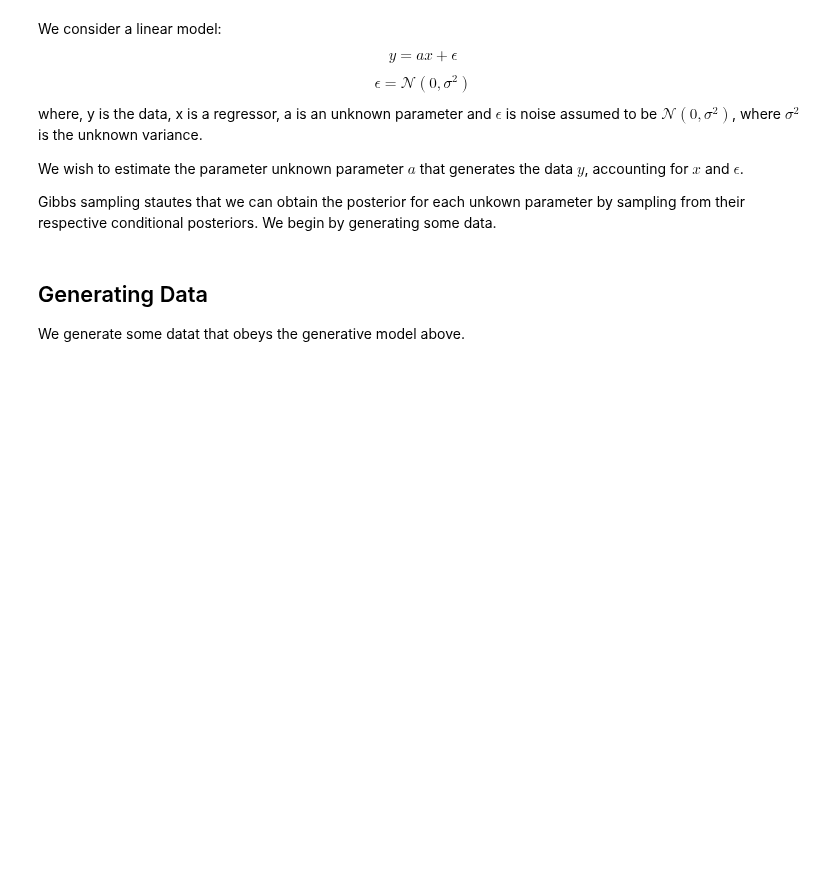
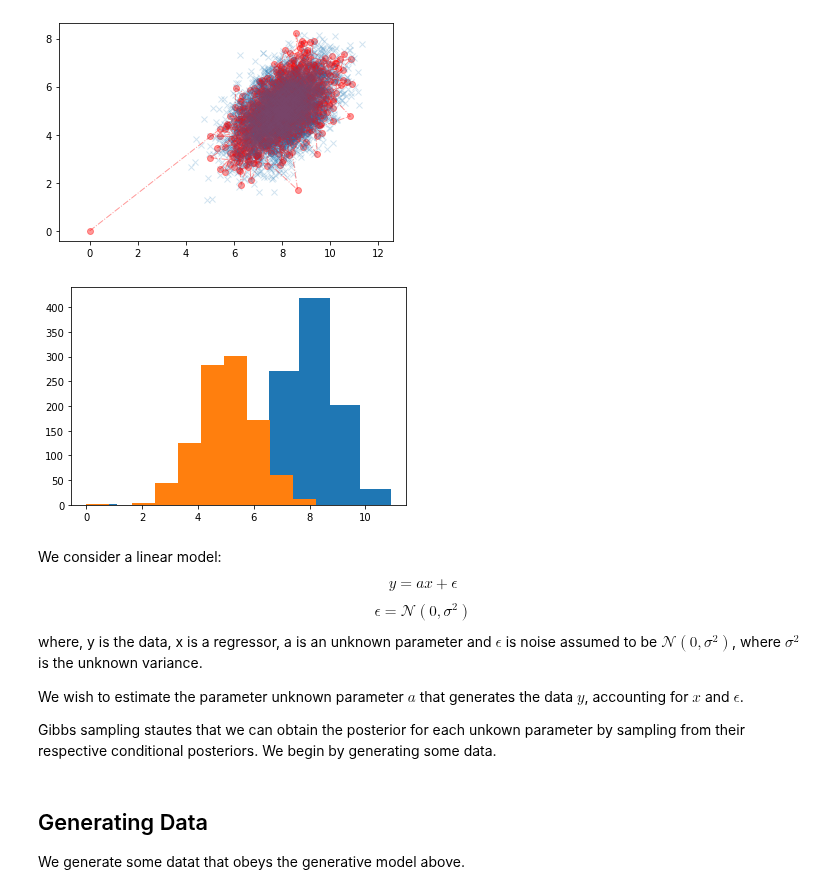
Before and after one commit to PavanChaggar/Bayesian_inference, a Jupyter notebook: python_tutorials/Gibbs_Sampling.ipynb, the cells around one changed output. Drawn from its saved outputs; the diff is of its cells as text; code cells hidden in the pictures; blank space fills up the shorter version.

```diff
--- a/python_tutorials/Gibbs_Sampling.ipynb
+++ b/python_tutorials/Gibbs_Sampling.ipynb
@@ -40,3 +62,46 @@ For the derivation of these conditional posteriors, see here. (link to be added
+# %%
+def gibbs_sampler(theta, mean, cov, samples):
+    ''' Function to implement a Gibbs sampler drawing from univariate normal
+    approximations to conditional posterior distributions of parameters.
+    '''
+
+    #Initialise vectors to store samples
+    theta0 = np.empty([samples+1,1])
+    theta1 = np.empty([samples+1,1])
+
+    #Populate vectors with initial values
+    theta0[0,0] = theta[0]
+    theta1[0,0] = theta[1]
+
+    # draw samples
+    for i in range(samples):
+
+        mean0 = mean[0] + (cov[0][1]*(theta1[i] - mean[1])) / cov[1][1]
+        sigma0  = np.sqrt(cov[0][0] - cov[0][1]**2 / cov[1][1])
+        theta0[i+1] = np.random.normal(mean0,sigma0,1)
+
+        mean1 = mean[1] + (cov[1][0]*(theta0[i+1] - mean[0])) / cov[0][0]
+        sigma1 = np.sqrt(cov[1][1] - cov[1][0]**2 / cov[0][0])
+        theta1[i+1] = np.random.normal(mean1,sigma1,1)
+
+    return theta0, theta1
+# %%
+guess = [0,0]
+samples = 10000
+
+theta0,theta1 = gibbs_sampler(theta=guess, mean = means, cov=cov, samples=samples)
+# %%
+plt.plot(x, y, 'x', alpha = 0.2)
+plt.plot(theta0,theta1, alpha=0.4, linestyle='-.', linewidth =1, color='r')
+plt.scatter(theta0,theta1, color='r', alpha=0.4 )
+plt.axis('equal')
+plt.show()
+plt.hist(theta0)
+plt.hist(theta1)
+plt.show()
+# %% [output]
+[figure, added]
+[figure, added]
 # %% [markdown]
 We consider a linear model:
 
```
Also changed, not shown: parts of 4 cells of this notebook.
